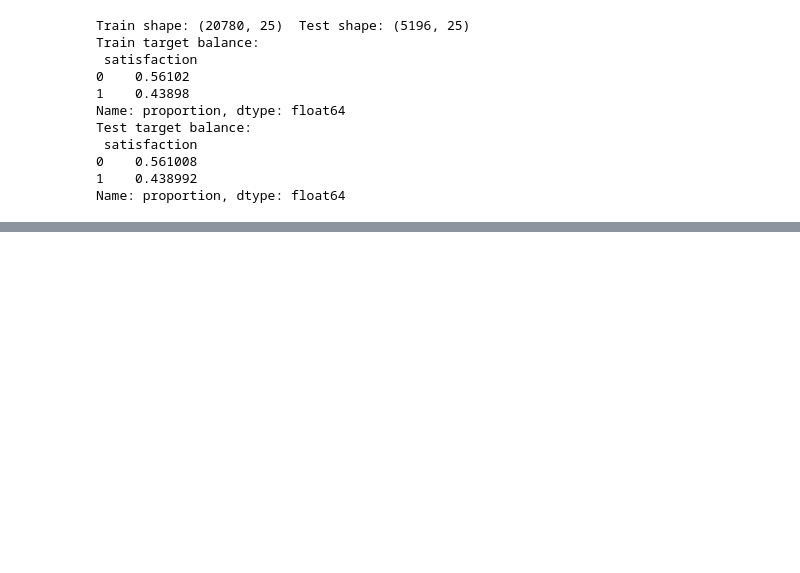
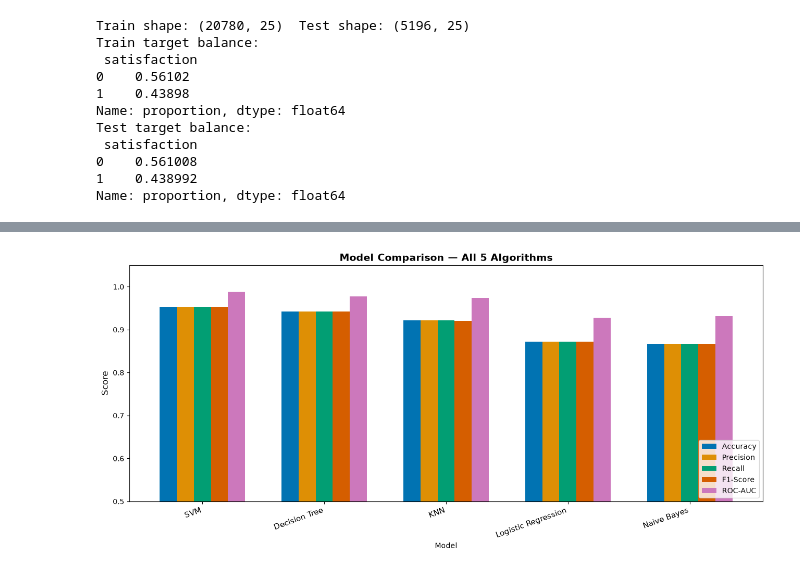
Before and after one commit to hemnath-28/ML-Evaulation-, a Jupyter notebook: classification.ipynb, the cells around one changed output, grey strips where cells are left out. Saved outputs shown, nothing was run; the diff lists cells and outputs as text; code cells hidden in the pictures; blank space fills up the shorter version.

Commit message:
Added Support Vector Machine, comparative evaluation and cross-validation

```diff
--- a/classification.ipynb
+++ b/classification.ipynb
@@ -361,0 +385,8 @@ plt.show()
+# %%
+results_df = pd.DataFrame(results).sort_values('F1-Score', ascending=False).reset_index(drop=True)
+print('='*68)
+print('COMPARATIVE TABLE — Part A (5 Algorithms)')
+print('='*68)
+print(results_df.to_string(index=False))
+print('='*68)
+results_df
@@ -361,0 +426,14 @@ plt.show()
+# %%
+# Bar chart — all metrics side by side
+results_df.set_index('Model')[['Accuracy', 'Precision', 'Recall', 'F1-Score', 'ROC-AUC']].plot(
+    kind='bar', figsize=(13, 6), width=0.7)
+plt.title('Model Comparison — All 5 Algorithms', fontsize=14, fontweight='bold')
+plt.ylabel('Score', fontsize=12)
+plt.xticks(rotation=20, ha='right', fontsize=11)
+plt.ylim(0.5, 1.05)
+plt.legend(loc='lower right', fontsize=10)
+plt.tight_layout()
+plt.savefig('model_comparison.png', bbox_inches='tight', dpi=120)
+plt.show()
+# %% [output]
+[figure, added]
```
Also changed, not shown: parts of 41 cells of this notebook.
